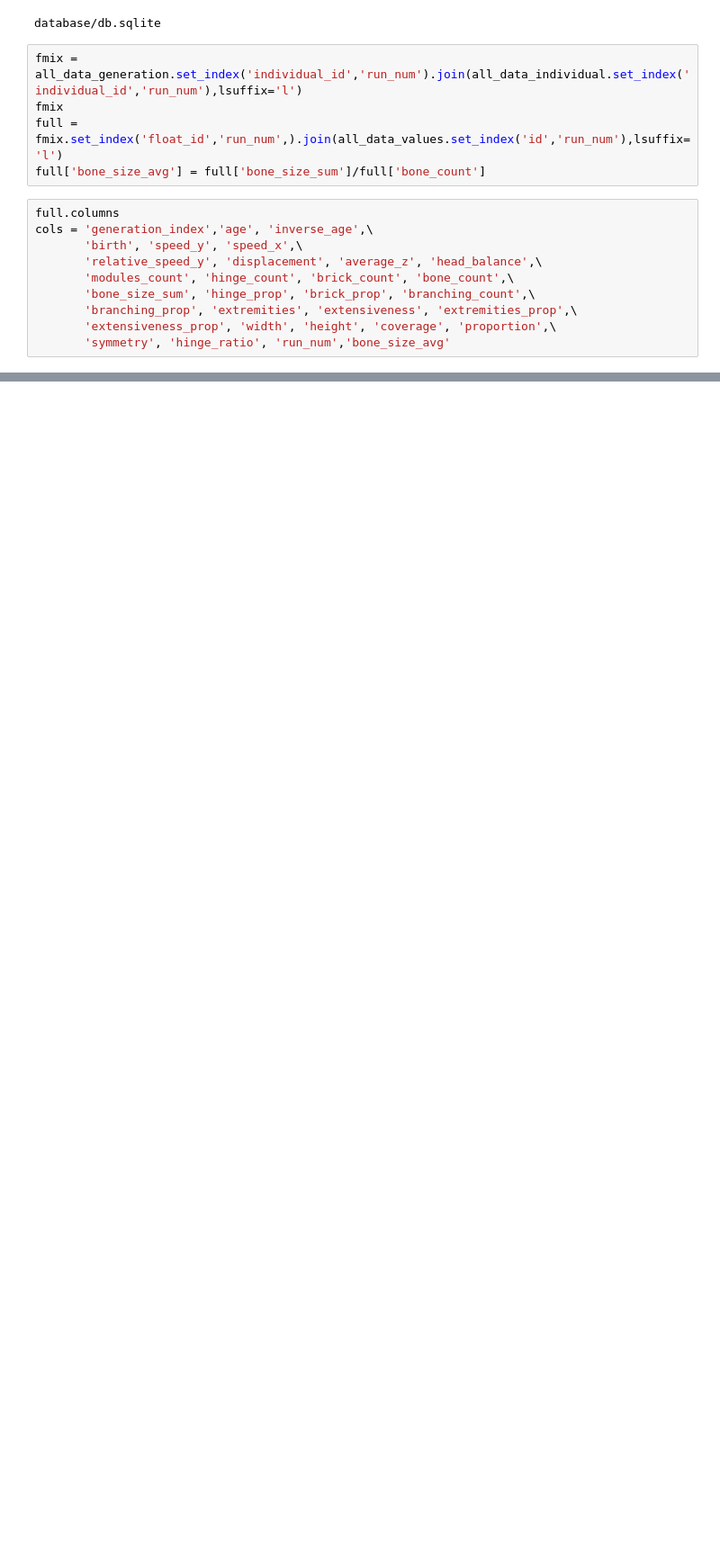
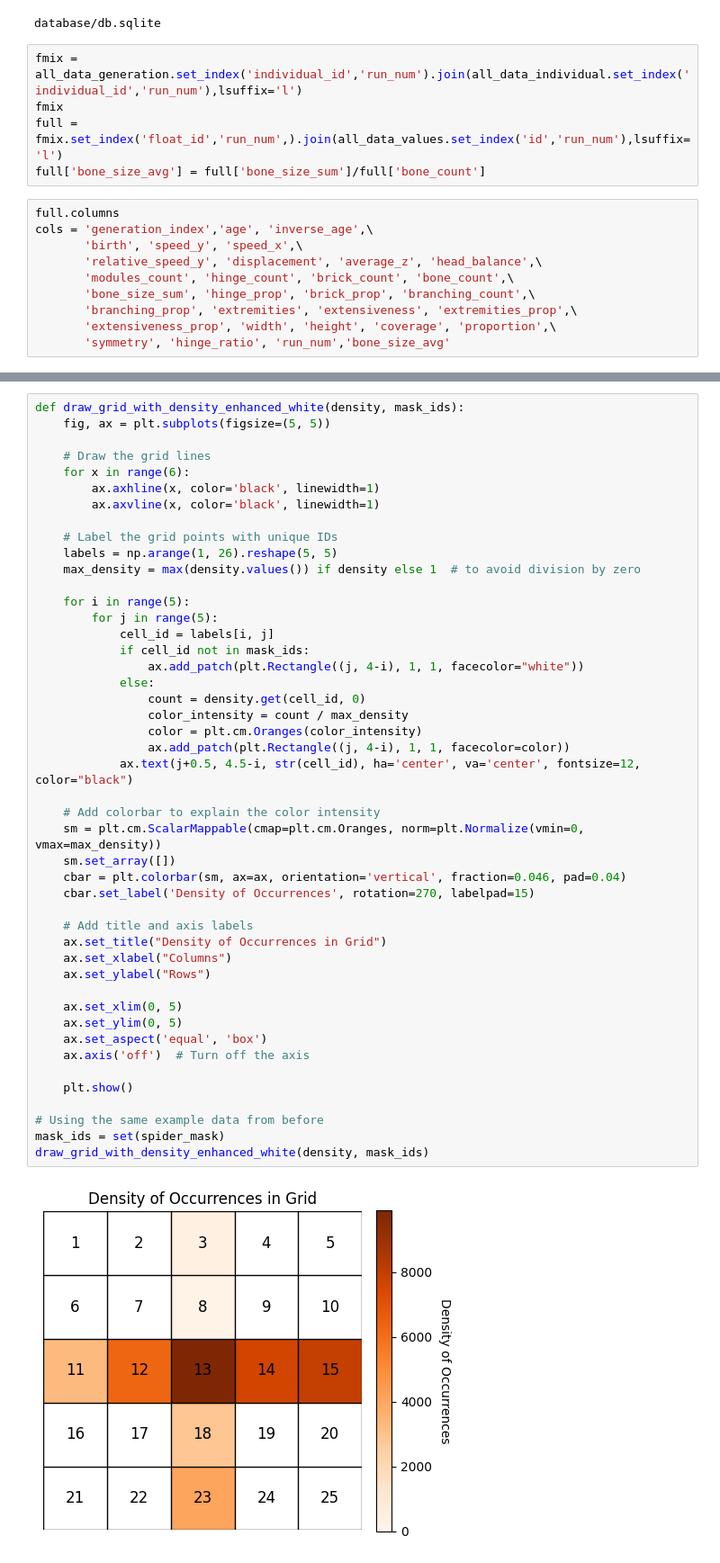
Before and after one commit to bobykhani/revolve2, a Jupyter notebook: experiments/optimize_modular_v2/analysis_v3.ipynb, the cells around one changed output, grey strips where cells are left out. Shown at 90% size. Cells and saved outputs as stored; diff of their text form; blank space fills up the shorter version.

```diff
--- a/experiments/optimize_modular_v2/analysis_v3.ipynb
+++ b/experiments/optimize_modular_v2/analysis_v3.ipynb
@@ -165,0 +277,48 @@ all_data_values.sort_values(by=['sum_mask'],ascending=False).head(10)
+# %%
+def draw_grid_with_density_enhanced_white(density, mask_ids):
+    fig, ax = plt.subplots(figsize=(5, 5))
+
+    # Draw the grid lines
+    for x in range(6):
+        ax.axhline(x, color='black', linewidth=1)
+        ax.axvline(x, color='black', linewidth=1)
+
+    # Label the grid points with unique IDs
+    labels = np.arange(1, 26).reshape(5, 5)
+    max_density = max(density.values()) if density else 1  # to avoid division by zero
+
+    for i in range(5):
+        for j in range(5):
+            cell_id = labels[i, j]
+            if cell_id not in mask_ids:
+                ax.add_patch(plt.Rectangle((j, 4-i), 1, 1, facecolor="white"))
+            else:
+                count = density.get(cell_id, 0)
+                color_intensity = count / max_density
+                color = plt.cm.Oranges(color_intensity)
+                ax.add_patch(plt.Rectangle((j, 4-i), 1, 1, facecolor=color))
+            ax.text(j+0.5, 4.5-i, str(cell_id), ha='center', va='center', fontsize=12, color="black")
+
+    # Add colorbar to explain the color intensity
+    sm = plt.cm.ScalarMappable(cmap=plt.cm.Oranges, norm=plt.Normalize(vmin=0, vmax=max_density))
+    sm.set_array([])
+    cbar = plt.colorbar(sm, ax=ax, orientation='vertical', fraction=0.046, pad=0.04)
+    cbar.set_label('Density of Occurrences', rotation=270, labelpad=15)
+
+    # Add title and axis labels
+    ax.set_title("Density of Occurrences in Grid")
+    ax.set_xlabel("Columns")
+    ax.set_ylabel("Rows")
+
+    ax.set_xlim(0, 5)
+    ax.set_ylim(0, 5)
+    ax.set_aspect('equal', 'box')
+    ax.axis('off')  # Turn off the axis
+
+    plt.show()
+
+# Using the same example data from before
+mask_ids = set(spider_mask)
+draw_grid_with_density_enhanced_white(density, mask_ids)
+# %% [output]
+[figure, added]
```
Also changed, not shown: parts of 10 cells of this notebook, 3 other files.
